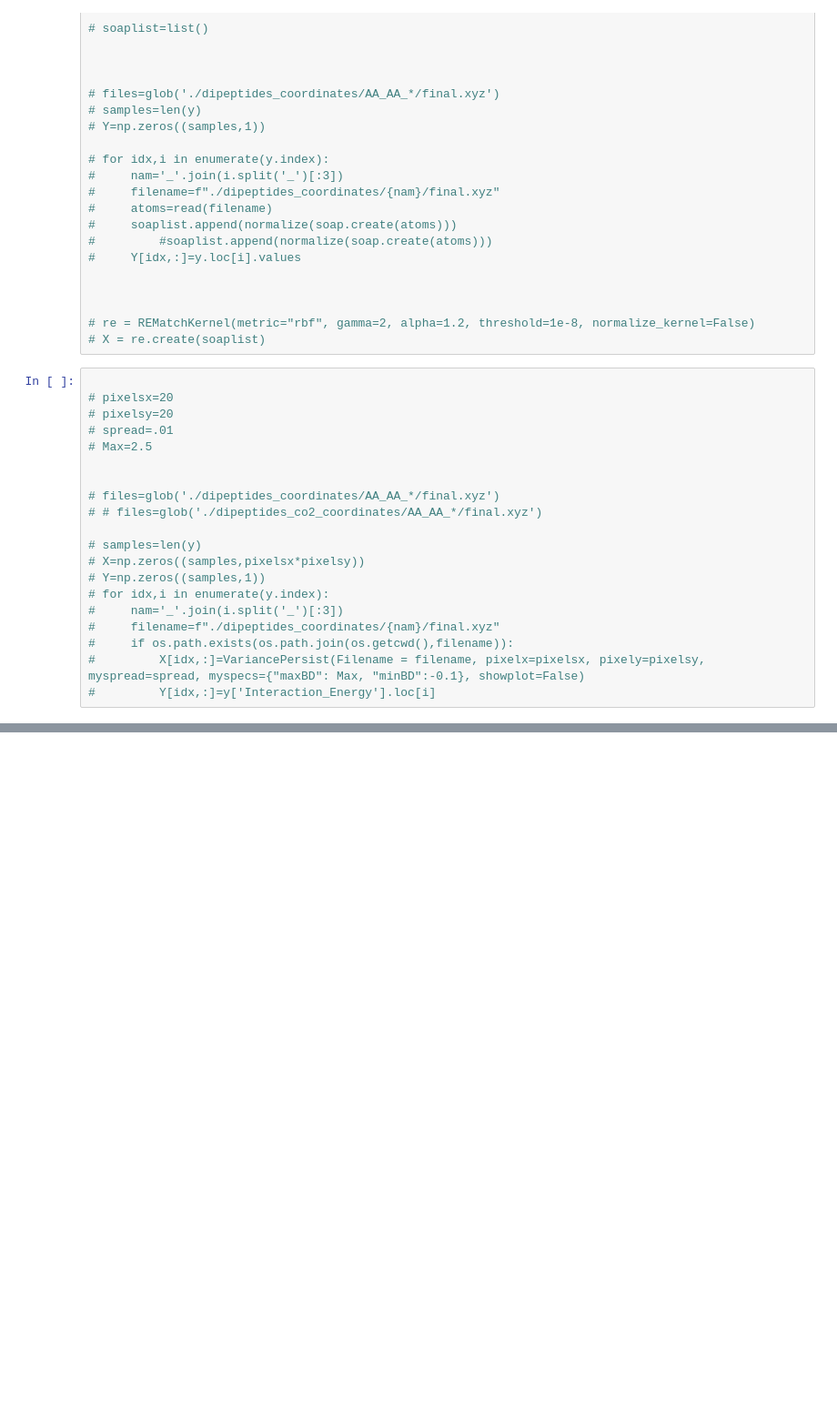
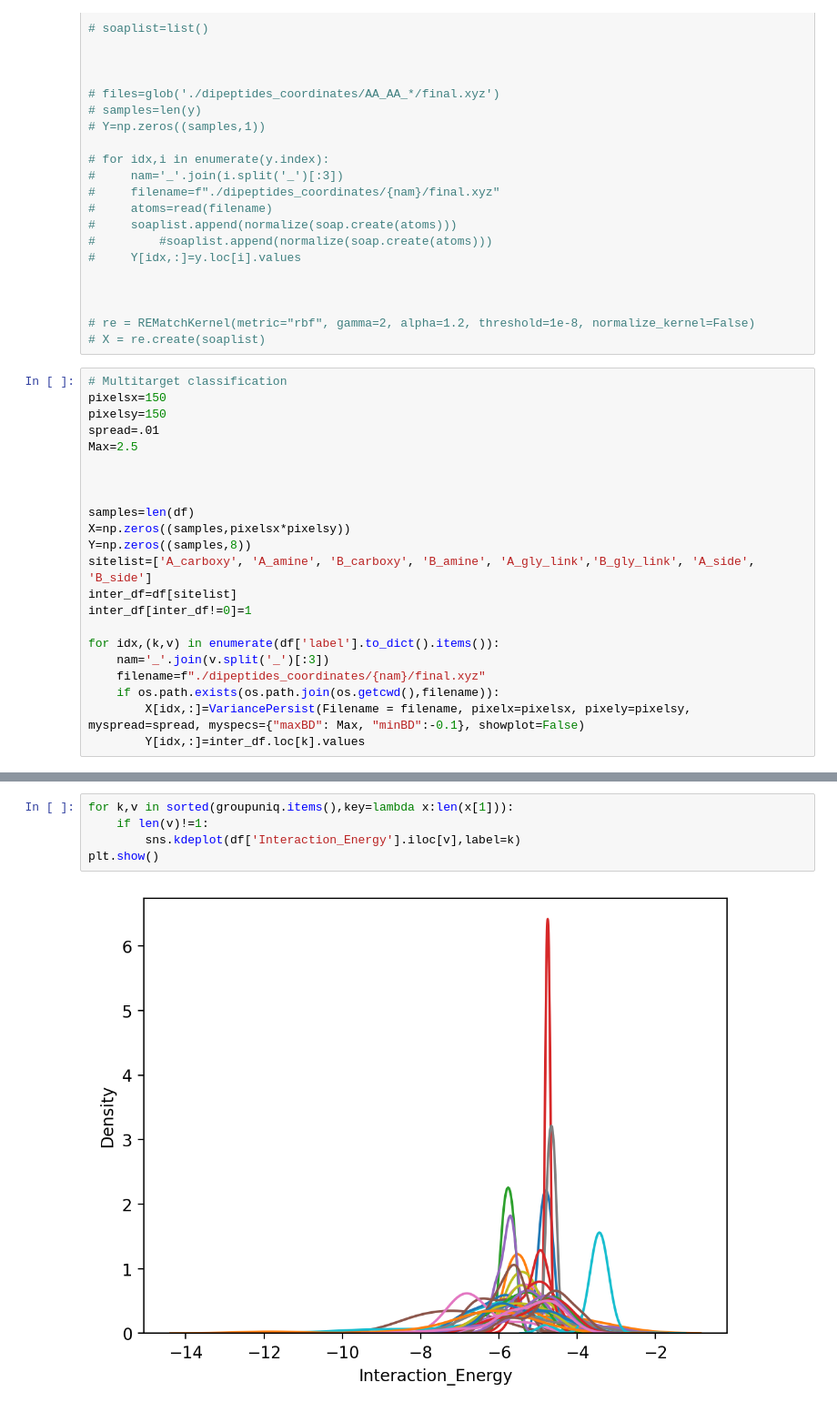
Before and after one commit to ChemRacer/dipeptide_co2, a Jupyter notebook: ML.ipynb, the cells around one changed output, grey strips where cells are left out. Shown at 91% size. Saved outputs shown, nothing was run; the diff lists cells and outputs as text; blank space fills up the shorter version.

```diff
--- a/ML.ipynb
+++ b/ML.ipynb
@@ -358,22 +360,24 @@ stats
 # re = REMatchKernel(metric="rbf", gamma=2, alpha=1.2, threshold=1e-8, normalize_kernel=False)
 # X = re.create(soaplist)
 # %%
-
-# pixelsx=20
-# pixelsy=20
-# spread=.01
-# Max=2.5
+# Multitarget classification
+pixelsx=150
+pixelsy=150
+spread=.01
+Max=2.5
 
 
-# files=glob('./dipeptides_coordinates/AA_AA_*/final.xyz')
-# # files=glob('./dipeptides_co2_coordinates/AA_AA_*/final.xyz')
 
-# samples=len(y)
-# X=np.zeros((samples,pixelsx*pixelsy))
-# Y=np.zeros((samples,1))
-# for idx,i in enumerate(y.index):
-#     nam='_'.join(i.split('_')[:3])
-#     filename=f"./dipeptides_coordinates/{nam}/final.xyz"
-#     if os.path.exists(os.path.join(os.getcwd(),filename)):
-#         X[idx,:]=VariancePersist(Filename = filename, pixelx=pixelsx, pixely=pixelsy, myspread=spread, myspecs={"maxBD": Max, "minBD":-0.1}, showplot=False)
-#         Y[idx,:]=y['Interaction_Energy'].loc[i]
+samples=len(df)
+X=np.zeros((samples,pixelsx*pixelsy))
+Y=np.zeros((samples,8))
+sitelist=['A_carboxy', 'A_amine', 'B_carboxy', 'B_amine', 'A_gly_link','B_gly_link', 'A_side', 'B_side']
+inter_df=df[sitelist]
+inter_df[inter_df!=0]=1
+
+for idx,(k,v) in enumerate(df['label'].to_dict().items()):
+    nam='_'.join(v.split('_')[:3])
+    filename=f"./dipeptides_coordinates/{nam}/final.xyz"
+    if os.path.exists(os.path.join(os.getcwd(),filename)):
+        X[idx,:]=VariancePersist(Filename = filename, pixelx=pixelsx, pixely=pixelsy, myspread=spread, myspecs={"maxBD": Max, "minBD":-0.1}, showplot=False)
+        Y[idx,:]=inter_df.loc[k].values
@@ -602,0 +543,7 @@ plt.show()
+# %%
+for k,v in sorted(groupuniq.items(),key=lambda x:len(x[1])):
+    if len(v)!=1:
+        sns.kdeplot(df['Interaction_Energy'].iloc[v],label=k)
+plt.show()
+# %% [output]
+[figure, added]
```
Also changed, not shown: parts of 62 cells of this notebook, 11 other files.
